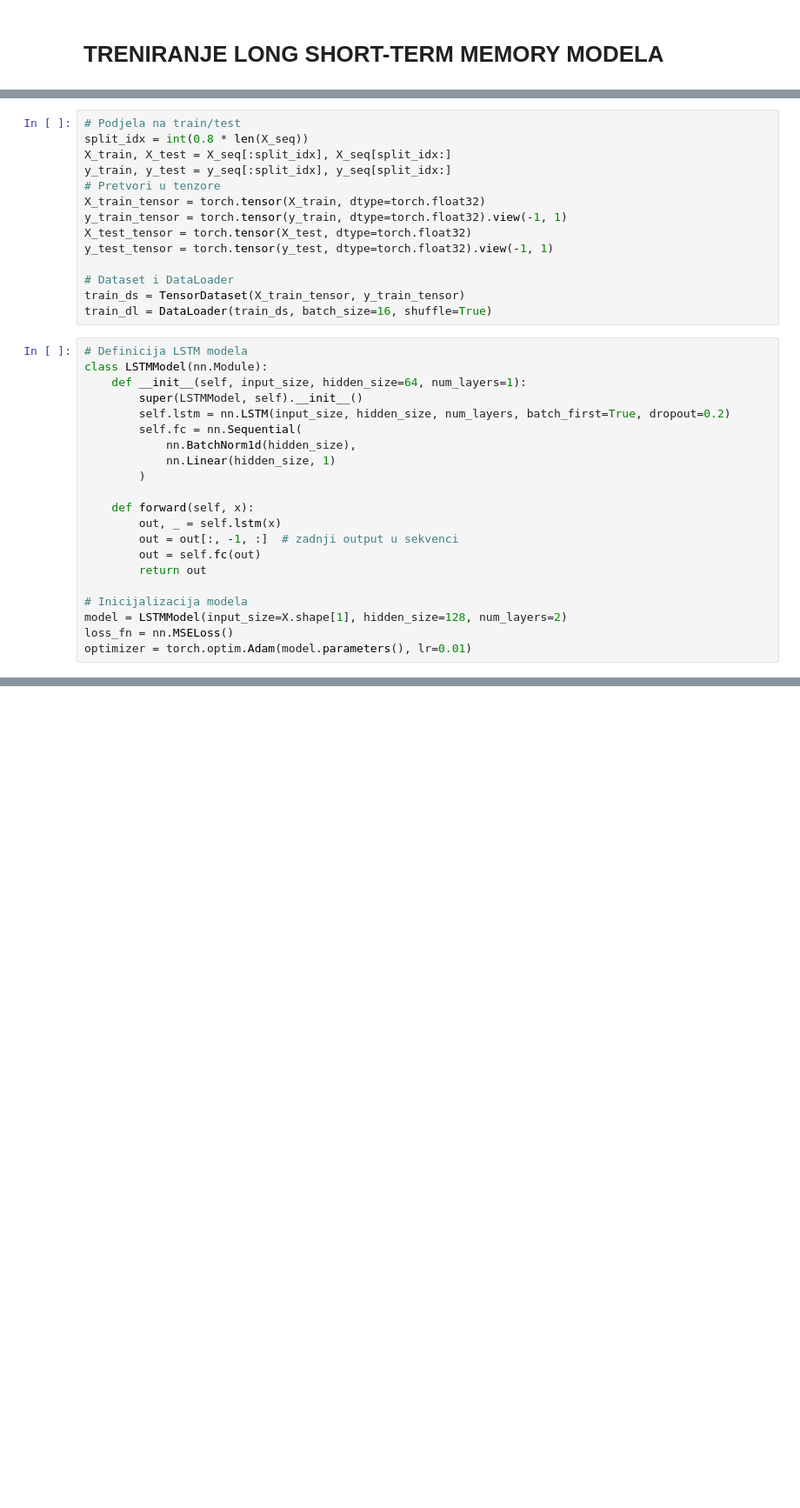
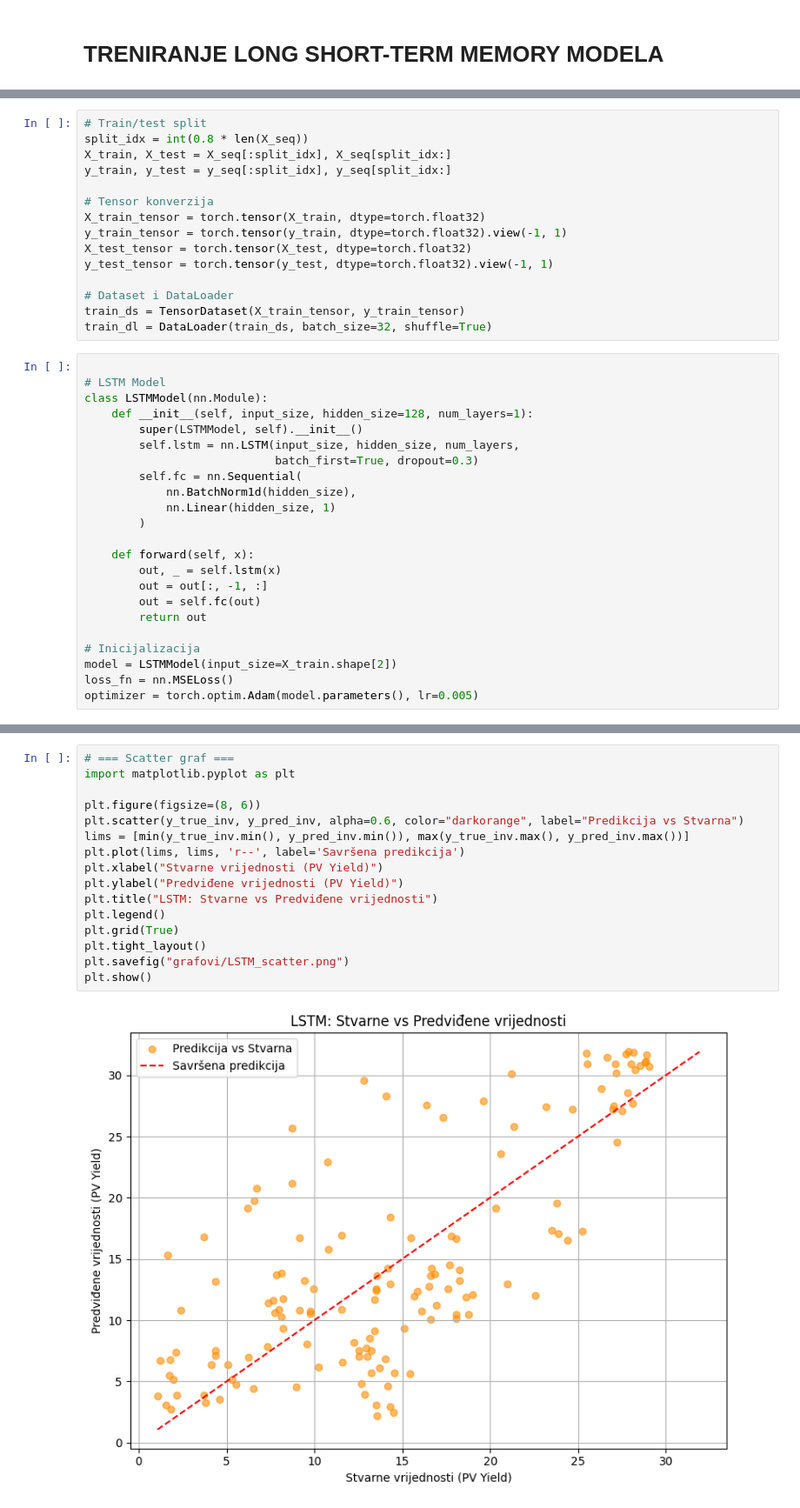
Before and after one commit to en765/projekt-R, a Jupyter notebook: LSTM.ipynb, the cells around one changed output, grey strips where cells are left out. Shown at 87% size. Saved outputs shown, nothing was run; the diff lists cells and outputs as text; blank space fills up the shorter version.

```diff
--- a/LSTM.ipynb
+++ b/LSTM.ipynb
@@ -36,9 +60,10 @@ X_seq, y_seq = create_sequences(X, y)
 # %%
-# Podjela na train/test
+# Train/test split
 split_idx = int(0.8 * len(X_seq))
 X_train, X_test = X_seq[:split_idx], X_seq[split_idx:]
 y_train, y_test = y_seq[:split_idx], y_seq[split_idx:]
-# Pretvori u tenzore
+
+# Tensor konverzija
 X_train_tensor = torch.tensor(X_train, dtype=torch.float32)
 y_train_tensor = torch.tensor(y_train, dtype=torch.float32).view(-1, 1)
 X_test_tensor = torch.tensor(X_test, dtype=torch.float32)
@@ -46,13 +71,15 @@ y_test_tensor = torch.tensor(y_test, dtype=torch.float32).view(-1, 1)
 
 # Dataset i DataLoader
 train_ds = TensorDataset(X_train_tensor, y_train_tensor)
-train_dl = DataLoader(train_ds, batch_size=16, shuffle=True)
+train_dl = DataLoader(train_ds, batch_size=32, shuffle=True)
 # %%
-# Definicija LSTM modela
+
+# LSTM Model
 class LSTMModel(nn.Module):
-    def __init__(self, input_size, hidden_size=64, num_layers=1):
+    def __init__(self, input_size, hidden_size=128, num_layers=1):
         super(LSTMModel, self).__init__()
-        self.lstm = nn.LSTM(input_size, hidden_size, num_layers, batch_first=True, dropout=0.2)
+        self.lstm = nn.LSTM(input_size, hidden_size, num_layers,
+                            batch_first=True, dropout=0.3)
         self.fc = nn.Sequential(
             nn.BatchNorm1d(hidden_size),
             nn.Linear(hidden_size, 1)
@@ -60,14 +87,14 @@ class LSTMModel(nn.Module):
 
     def forward(self, x):
         out, _ = self.lstm(x)
-        out = out[:, -1, :]  # zadnji output u sekvenci
+        out = out[:, -1, :]
         out = self.fc(out)
         return out
 
-# Inicijalizacija modela
-model = LSTMModel(input_size=X.shape[1], hidden_size=128, num_layers=2)
+# Inicijalizacija
+model = LSTMModel(input_size=X_train.shape[2])
 loss_fn = nn.MSELoss()
-optimizer = torch.optim.Adam(model.parameters(), lr=0.01)
+optimizer = torch.optim.Adam(model.parameters(), lr=0.005)
 # %%
 # Treniranje
 n_epochs = 100
@@ -121,0 +155,18 @@ R²: 0.27
+# %%
+# === Scatter graf ===
+import matplotlib.pyplot as plt
+
+plt.figure(figsize=(8, 6))
+plt.scatter(y_true_inv, y_pred_inv, alpha=0.6, color="darkorange", label="Predikcija vs Stvarna")
+lims = [min(y_true_inv.min(), y_pred_inv.min()), max(y_true_inv.max(), y_pred_inv.max())]
+plt.plot(lims, lims, 'r--', label='Savršena predikcija')
+plt.xlabel("Stvarne vrijednosti (PV Yield)")
+plt.ylabel("Predviđene vrijednosti (PV Yield)")
+plt.title("LSTM: Stvarne vs Predviđene vrijednosti")
+plt.legend()
+plt.grid(True)
+plt.tight_layout()
+plt.savefig("grafovi/LSTM_scatter.png")
+plt.show()
+# %% [output]
+[figure, added]
```
Also changed, not shown: parts of 5 cells of this notebook, 11 other files.
